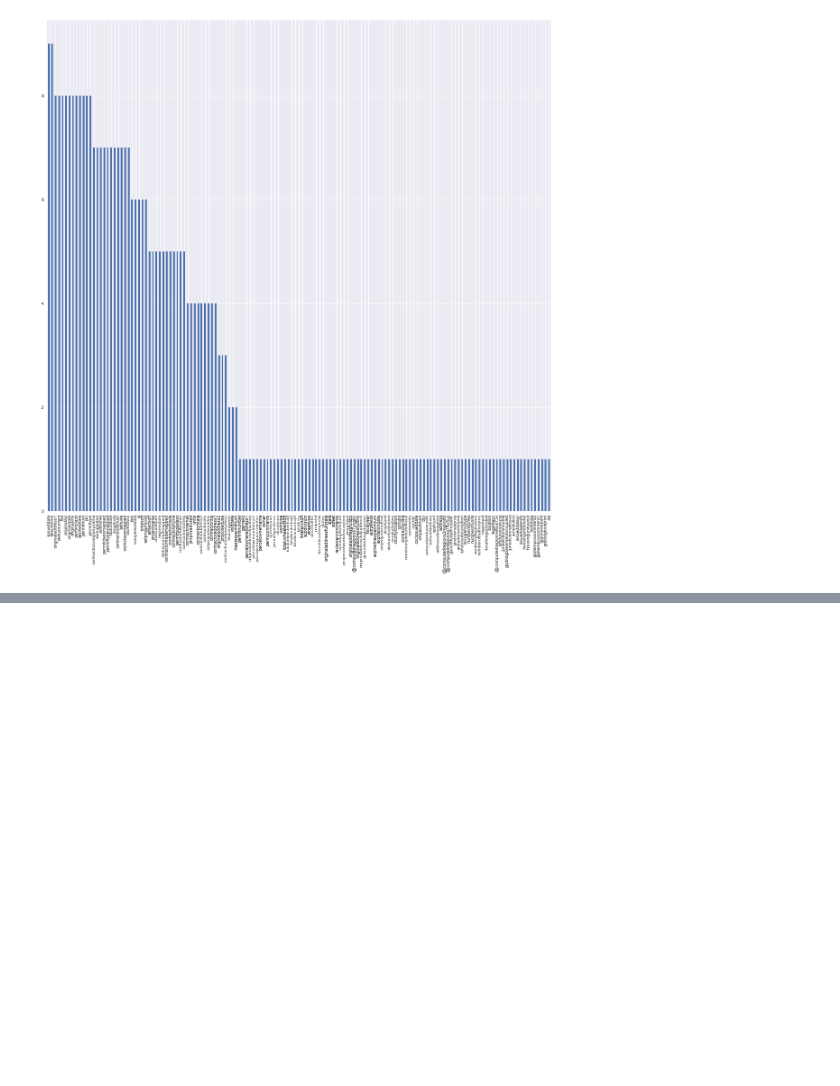
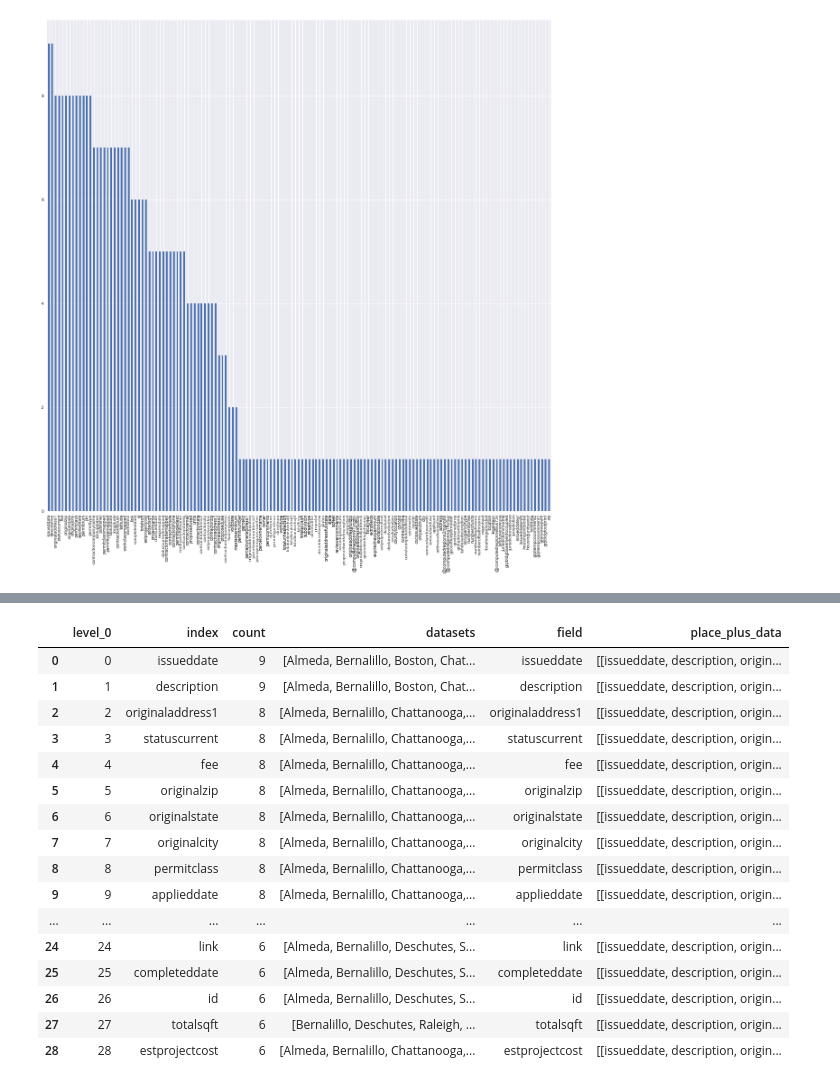
Before and after one commit to sunlightpolicy/open_data_standards_project, a Jupyter notebook: procurement.ipynb, the cells around one changed output, grey strips where cells are left out. Drawn from its saved outputs; the diff is of its cells as text; code cells hidden in the pictures; blank space fills up the shorter version.

```diff
--- a/procurement.ipynb
+++ b/procurement.ipynb
@@ -260,3 +238,0 @@ popular_cols[popular_cols['count'] == 6]
-# %%
-pd.set_option('max_rows',200)
-popular_cols
@@ -291,0 +306,22 @@ popular_cols['count'].plot(kind='bar',rot=90, figsize=(20,20))
+# %%
+headers_g6 = headers_dfs[headers_dfs['count']>= 6]
+# %%
+headers_g6
+# %% [output]
+|  | level_0 | index | count | datasets | field | place_plus_data |
+| 0 | 0 | issueddate | 9 | [Almeda, Bernalillo, Boston, Chat... | issueddate | [[issueddate, description, origin... |
+| 1 | 1 | description | 9 | [Almeda, Bernalillo, Boston, Chat... | description | [[issueddate, description, origin... |
+| 2 | 2 | originaladdress1 | 8 | [Almeda, Bernalillo, Chattanooga,... | originaladdress1 | [[issueddate, description, origin... |
+| 3 | 3 | statuscurrent | 8 | [Almeda, Bernalillo, Chattanooga,... | statuscurrent | [[issueddate, description, origin... |
+| 4 | 4 | fee | 8 | [Almeda, Bernalillo, Chattanooga,... | fee | [[issueddate, description, origin... |
+| 5 | 5 | originalzip | 8 | [Almeda, Bernalillo, Chattanooga,... | originalzip | [[issueddate, description, origin... |
+| 6 | 6 | originalstate | 8 | [Almeda, Bernalillo, Chattanooga,... | originalstate | [[issueddate, description, origin... |
+| 7 | 7 | originalcity | 8 | [Almeda, Bernalillo, Chattanooga,... | originalcity | [[issueddate, description, origin... |
+| 8 | 8 | permitclass | 8 | [Almeda, Bernalillo, Chattanooga,... | permitclass | [[issueddate, description, origin... |
+| 9 | 9 | applieddate | 8 | [Almeda, Bernalillo, Chattanooga,... | applieddate | [[issueddate, description, origin... |
+| ... | ... | ... | ... | ... | ... | ... |
+| 24 | 24 | link | 6 | [Almeda, Bernalillo, Deschutes, S... | link | [[issueddate, description, origin... |
+| 25 | 25 | completeddate | 6 | [Almeda, Bernalillo, Deschutes, S... | completeddate | [[issueddate, description, origin... |
+| 26 | 26 | id | 6 | [Almeda, Bernalillo, Deschutes, S... | id | [[issueddate, description, origin... |
+| 27 | 27 | totalsqft | 6 | [Bernalillo, Deschutes, Raleigh, ... | totalsqft | [[issueddate, description, origin... |
+| 28 | 28 | estprojectcost | 6 | [Almeda, Bernalillo, Chattanooga,... | estprojectcost | [[issueddate, description, origin... |
```
Also changed, not shown: parts of 15 cells of this notebook, 1 other file.
